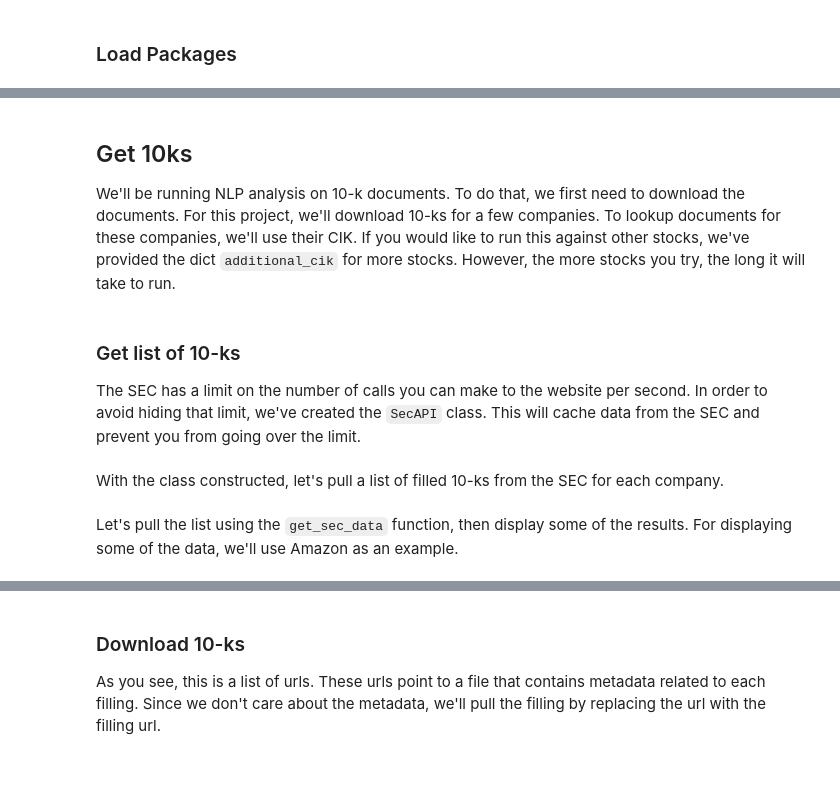
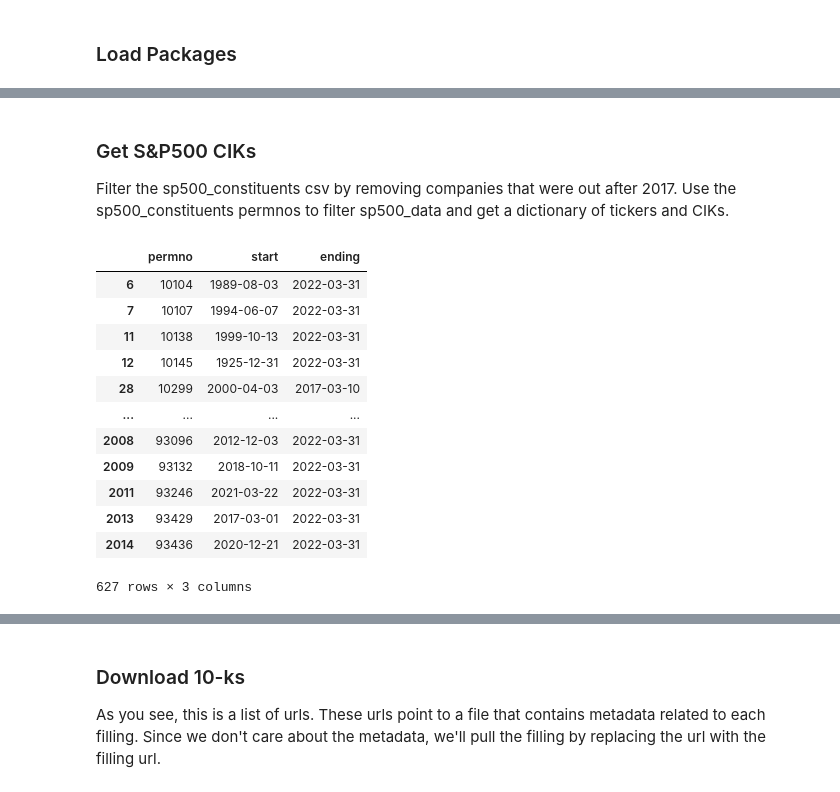
Before and after one commit to Choooooc/NLP, a Jupyter notebook: Assign1/NLP_on_Financial_Statements.ipynb, the cells around one changed output, grey strips where cells are left out. Drawn from its saved outputs; the diff is of its cells as text; code cells hidden in the pictures.

```diff
--- a/Assign1/NLP_on_Financial_Statements.ipynb
+++ b/Assign1/NLP_on_Financial_Statements.ipynb
@@ -54,10 +20,23 @@ True
-# %% [markdown]
-## Get 10ks
-We'll be running NLP analysis on 10-k documents. To do that, we first need to download the documents. For this project, we'll download 10-ks for a few companies. To lookup documents for these companies, we'll use their CIK. If you would like to run this against other stocks, we've provided the dict `additional_cik` for more stocks. However, the more stocks you try, the long it will take to run.
-# %% [markdown]
-### Get list of 10-ks
-The SEC has a limit on the number of calls you can make to the website per second. In order to avoid hiding that limit, we've created the `SecAPI` class. This will cache data from the SEC and prevent you from going over the limit.
-# %% [markdown]
-With the class constructed, let's pull a list of filled 10-ks from the SEC for each company.
-# %% [markdown]
-Let's pull the list using the `get_sec_data` function, then display some of the results. For displaying some of the data, we'll use Amazon as an example.
+# %% [markdown]
+### Get S&P500 CIKs
+Filter the sp500_constituents csv by removing companies that were out after 2017.
+Use the sp500_constituents permnos to filter sp500_data and get a dictionary of tickers and
+CIKs.
+# %%
+sp500_constituents = pd.read_csv("sp500_constituents.csv", dtype={"permno":int}, index_col=0)
+sp500_constituents = sp500_constituents[(sp500_constituents["ending"] > "2017-01-01")]
+sp500_constituents
+# %% [output]
+|  | permno | start | ending |
+| 6 | 10104 | 1989-08-03 | 2022-03-31 |
+| 7 | 10107 | 1994-06-07 | 2022-03-31 |
+| 11 | 10138 | 1999-10-13 | 2022-03-31 |
+| 12 | 10145 | 1925-12-31 | 2022-03-31 |
+| 28 | 10299 | 2000-04-03 | 2017-03-10 |
+| ... | ... | ... | ... |
+| 2008 | 93096 | 2012-12-03 | 2022-03-31 |
+| 2009 | 93132 | 2018-10-11 | 2022-03-31 |
+| 2011 | 93246 | 2021-03-22 | 2022-03-31 |
+| 2013 | 93429 | 2017-03-01 | 2022-03-31 |
+| 2014 | 93436 | 2020-12-21 | 2022-03-31 |
+627 rows × 3 columns
```
Also changed, not shown: parts of 16 cells of this notebook, 7 other files.
